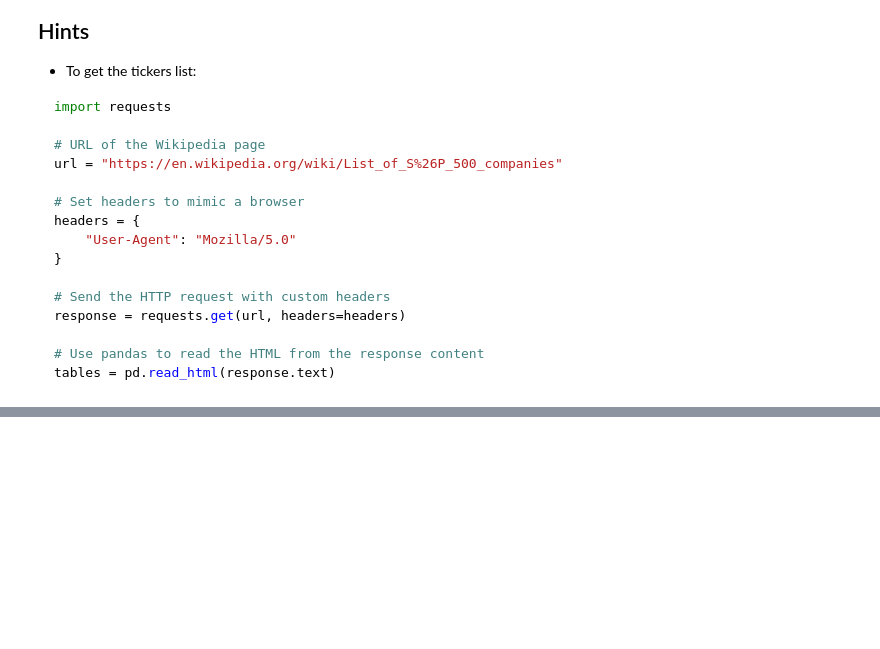
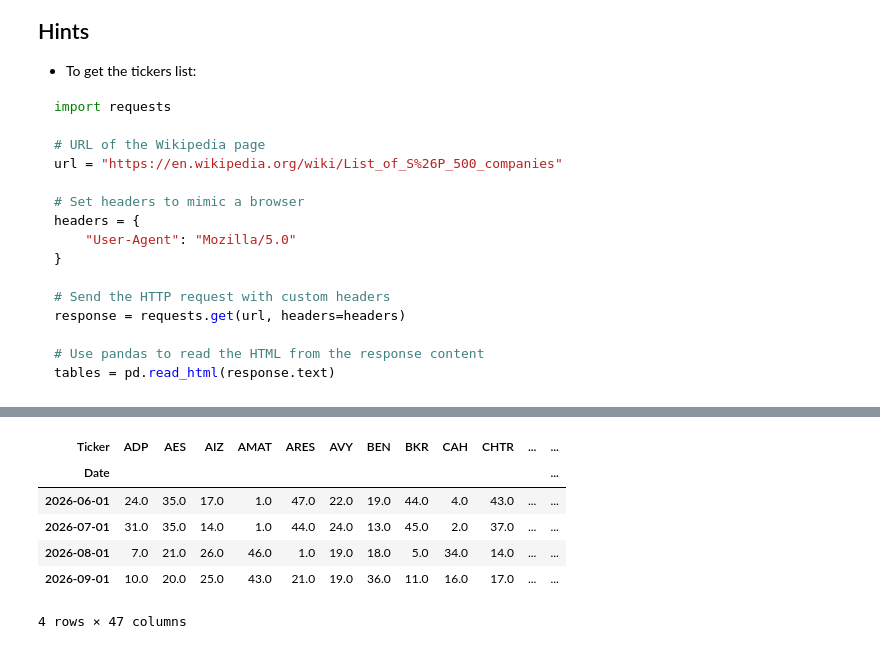
Before and after one commit to RaoulSinde/python-222, a Jupyter notebook: python_session_5.ipynb, the cells around one changed output, grey strips where cells are left out. Saved outputs shown, nothing was run; the diff lists cells and outputs as text; code cells hidden in the pictures; blank space fills up the shorter version.

```diff
--- a/python_session_5.ipynb
+++ b/python_session_5.ipynb
@@ -373,0 +358,11 @@ ranked_momentum.head()
+# %%
+monthly_rank=ranked_momentum.resample('MS').first()
+monthly_rank.head()
+# %% [output]
+| Ticker | ADP | AES | AIZ | AMAT | ARES | AVY | BEN | BKR | CAH | CHTR | ... | ... |
+| Date |  |  |  |  |  |  |  |  |  |  |  | ... |
+| 2026-06-01 | 24.0 | 35.0 | 17.0 | 1.0 | 47.0 | 22.0 | 19.0 | 44.0 | 4.0 | 43.0 | ... | ... |
+| 2026-07-01 | 31.0 | 35.0 | 14.0 | 1.0 | 44.0 | 24.0 | 13.0 | 45.0 | 2.0 | 37.0 | ... | ... |
+| 2026-08-01 | 7.0 | 21.0 | 26.0 | 46.0 | 1.0 | 19.0 | 18.0 | 5.0 | 34.0 | 14.0 | ... | ... |
+| 2026-09-01 | 10.0 | 20.0 | 25.0 | 43.0 | 21.0 | 19.0 | 36.0 | 11.0 | 16.0 | 17.0 | ... | ... |
+4 rows × 47 columns
```
Also changed, not shown: parts of 20 cells of this notebook.
